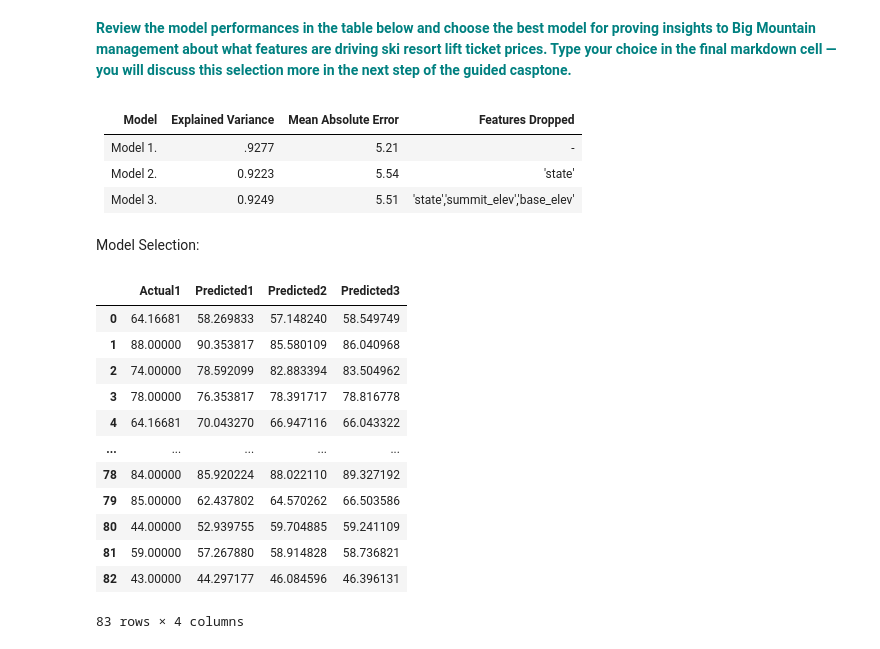
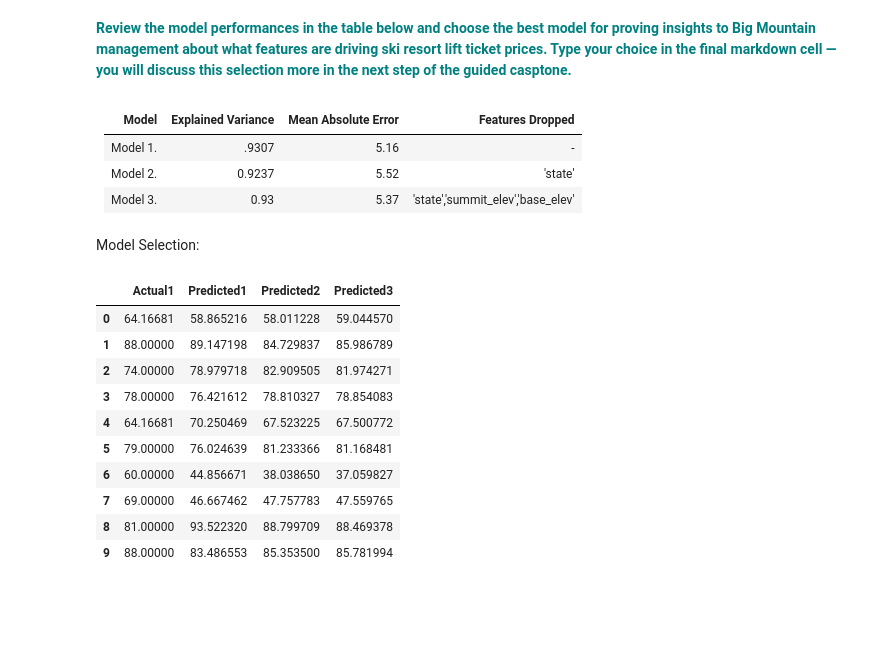
Before and after one commit to nmur1589/Guided-Capstone, a Jupyter notebook: GuidedCapstoneStep4 and step5HL.ipynb, the cells around one changed output. Saved outputs shown, nothing was run; the diff lists cells and outputs as text; code cells hidden in the pictures; blank space fills up the shorter version.

```diff
--- a/GuidedCapstoneStep4 and step5HL.ipynb
+++ b/GuidedCapstoneStep4 and step5HL.ipynb
@@ -242,15 +237,15 @@ Hint: Try to construct another model using exactly the steps we followed above.
 #Scale the model
 
 #drop state, name, adulstweekend
-X = df.drop(['Name','AdultWeekend', 'state', 'Region'], axis=1)
+X2 = df.drop(['Name','AdultWeekend', 'state', 'Region'], axis=1)
 #set y
 y= df.AdultWeekend
 
 # Here we use the StandardScaler() method of the preprocessing package, and then call the fit() method with parameter X
-scaler = preprocessing.StandardScaler().fit(X)
+scaler = preprocessing.StandardScaler().fit(X2)
 
 # Declare a variable called X_scaled, and assign it the result of calling the transform() method with parameter X
-X_scaled=scaler.transform(X)
+X_scaled=scaler.transform(X2)
 
 # Get the 1-dimensional flattened array of our response variable y by calling the ravel() function on y
 y = y.ravel()
@@ -258,6 +253,8 @@ y = y.ravel()
 # Call the train_test_split() function with the first two parameters set to X_scaled and y
 # Declare four variables, X_train, X_test, y_train and y_test separated by commas
 X_train2, X_test2, y_train2, y_test2 = train_test_split(X_scaled,y, test_size=0.25, random_state=1)
+
+pd.DataFrame(X_test2, columns = X2.columns).to_clipboard()
 # %%
 #rerun regression
 lm2 = linear_model.LinearRegression()
@@ -366,30 +373,30 @@ Explained Variance
 # %% [markdown]
 | Model | Explained Variance| Mean Absolute Error|Features Dropped|
 | --- | --- | --- | --- |
-| Model 1. | .9277 |5.21  |-|
-| Model 2. | 0.9223|5.54 |'state'|
-| Model 3. | 0.9249 |5.51 |'state','summit_elev','base_elev'|
+| Model 1. | .9307 |5.16  |-|
+| Model 2. | 0.9237|5.52 |'state'|
+| Model 3. | 0.93 |5.37 |'state','summit_elev','base_elev'|
 # %% [markdown]
 Model Selection:
 # %%
+# Additional Analysis to compare Actual vs. 3 predicted scenarios in DF
+
+
 compdf = pd.DataFrame({'Actual1':y_test, 'Predicted1': y_pred}, columns = ['Actual1','Predicted1'])
 compdf2 =  pd.DataFrame({'Predicted2': y_pred2}, columns = ['Predicted2'])
 compdf3 = pd.DataFrame({'Predicted3': y_pred3}, columns = ['Predicted3'])
 
 price_comp = pd.concat([compdf, compdf2, compdf3], axis = 1)
-price_comp.to_clipboard()
-price_comp
+price_comp.head(10)
 # %% [output]
 |  | Actual1 | Predicted1 | Predicted2 | Predicted3 |
-| 0 | 64.16681 | 58.269833 | 57.148240 | 58.549749 |
-| 1 | 88.00000 | 90.353817 | 85.580109 | 86.040968 |
-| 2 | 74.00000 | 78.592099 | 82.883394 | 83.504962 |
-| 3 | 78.00000 | 76.353817 | 78.391717 | 78.816778 |
-| 4 | 64.16681 | 70.043270 | 66.947116 | 66.043322 |
-| ... | ... | ... | ... | ... |
-| 78 | 84.00000 | 85.920224 | 88.022110 | 89.327192 |
-| 79 | 85.00000 | 62.437802 | 64.570262 | 66.503586 |
-| 80 | 44.00000 | 52.939755 | 59.704885 | 59.241109 |
-| 81 | 59.00000 | 57.267880 | 58.914828 | 58.736821 |
-| 82 | 43.00000 | 44.297177 | 46.084596 | 46.396131 |
+| 0 | 64.16681 | 58.865216 | 58.011228 | 59.044570 |
+| 1 | 88.00000 | 89.147198 | 84.729837 | 85.986789 |
+| 2 | 74.00000 | 78.979718 | 82.909505 | 81.974271 |
+| 3 | 78.00000 | 76.421612 | 78.810327 | 78.854083 |
+| 4 | 64.16681 | 70.250469 | 67.523225 | 67.500772 |
+| 5 | 79.00000 | 76.024639 | 81.233366 | 81.168481 |
+| 6 | 60.00000 | 44.856671 | 38.038650 | 37.059827 |
+| 7 | 69.00000 | 46.667462 | 47.757783 | 47.559765 |
+| 8 | 81.00000 | 93.522320 | 88.799709 | 88.469378 |
+| 9 | 88.00000 | 83.486553 | 85.353500 | 85.781994 |
-83 rows × 4 columns
```
Also changed, not shown: parts of 14 cells of this notebook.
